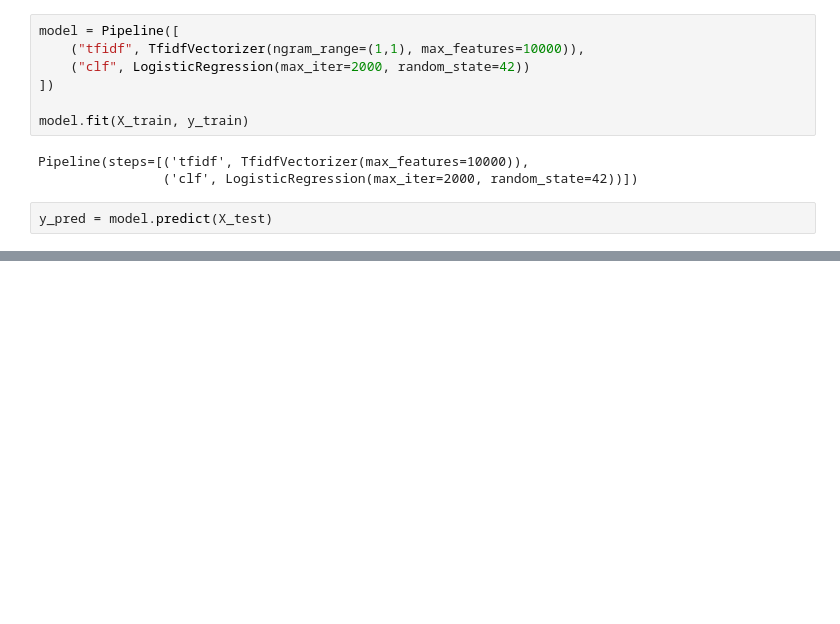
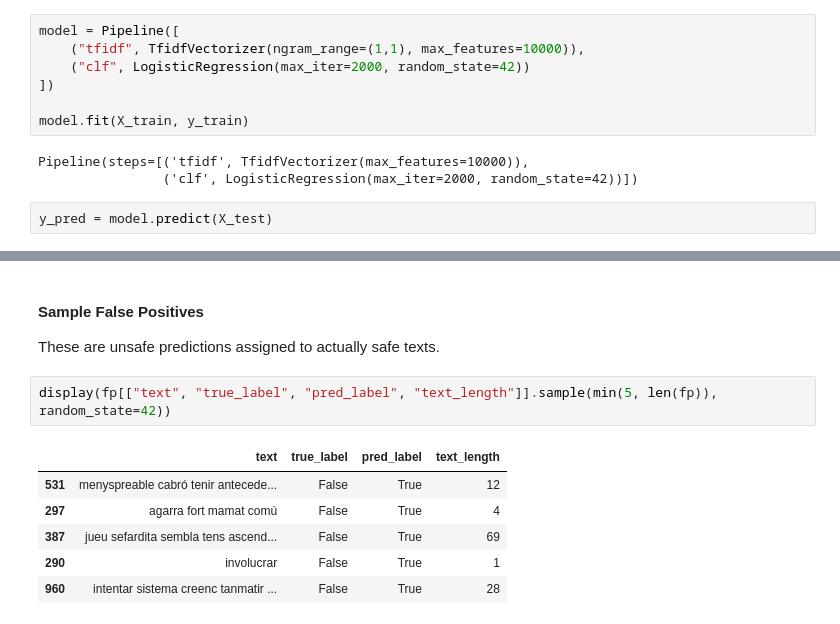
Before and after one commit to carolinapires03/NLP-project1, a Jupyter notebook: notebooks/07.ErrorAnalysis.ipynb, the cells around one changed output, grey strips where cells are left out. Cells and saved outputs as stored; diff of their text form; blank space fills up the shorter version.

```diff
--- a/notebooks/07.ErrorAnalysis.ipynb
+++ b/notebooks/07.ErrorAnalysis.ipynb
@@ -144,0 +181,13 @@ display(errors.sample(min(10, len(errors)), random_state=42))
+# %% [markdown]
+#### Sample False Positives
+
+These are unsafe predictions assigned to actually safe texts.
+# %%
+display(fp[["text", "true_label", "pred_label", "text_length"]].sample(min(5, len(fp)), random_state=42))
+# %% [output]
+|  | text | true_label | pred_label | text_length |
+| 531 | menyspreable cabró tenir antecede... | False | True | 12 |
+| 297 | agarra fort mamat comú | False | True | 4 |
+| 387 | jueu sefardita sembla tens ascend... | False | True | 69 |
+| 290 | involucrar | False | True | 1 |
+| 960 | intentar sistema creenc tanmatir ... | False | True | 28 |
```
Also changed, not shown: parts of 24 cells of this notebook.
